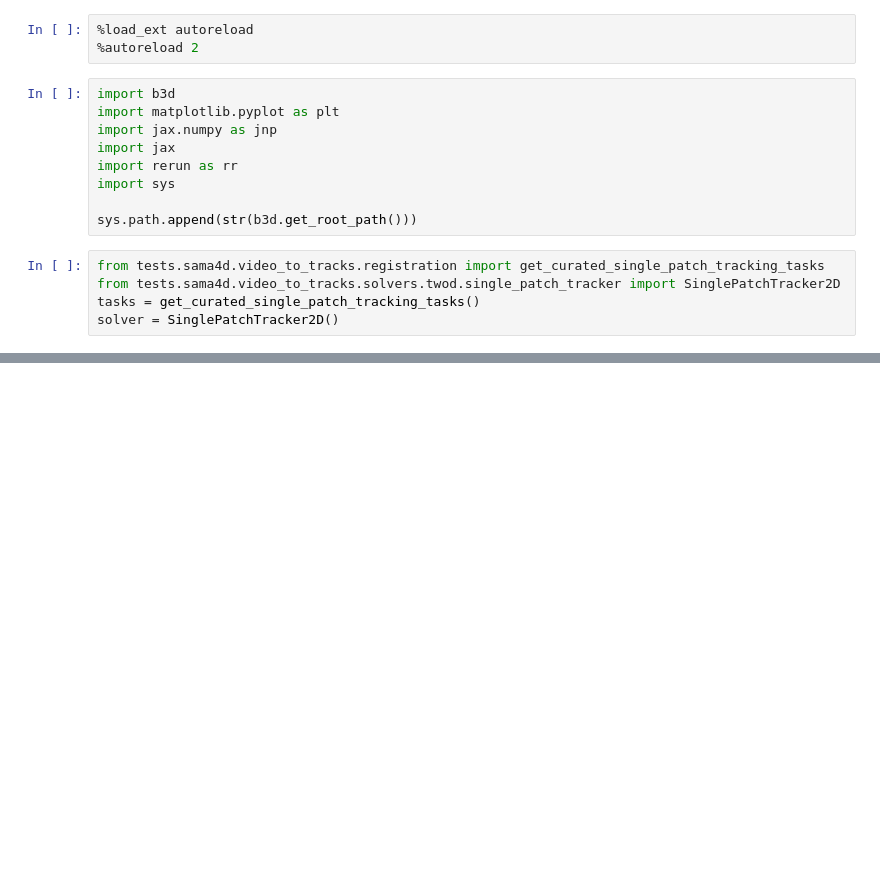
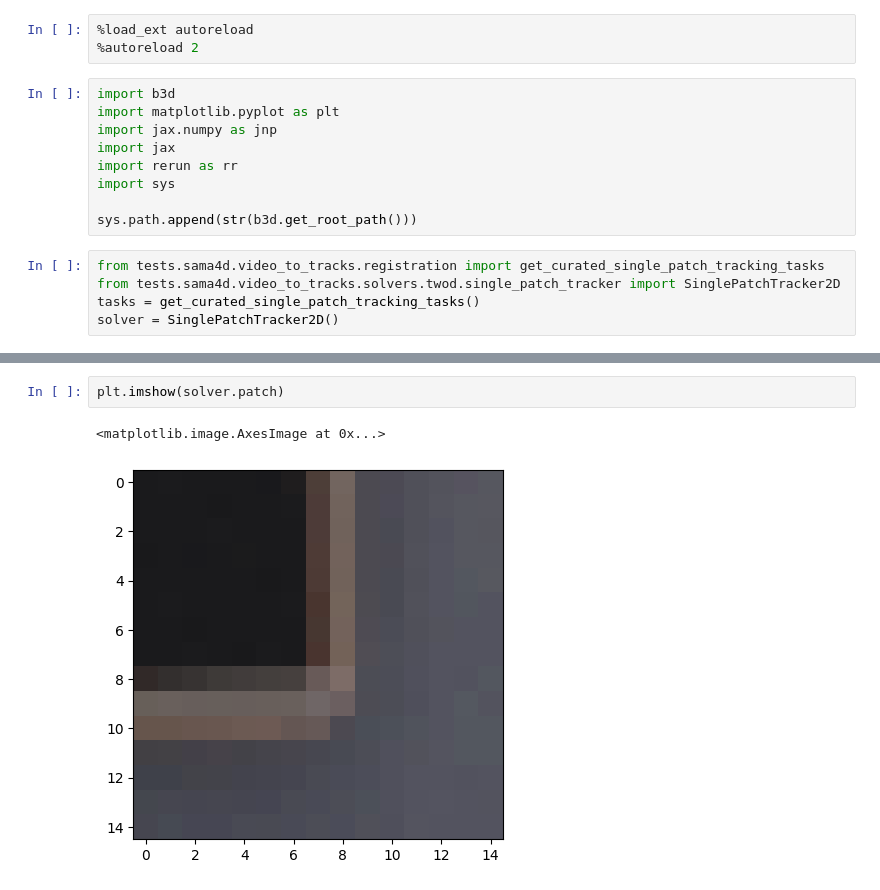
Before and after one commit to probcomp/b3d, a Jupyter notebook: notebooks/gm/03_single_patch_tracking_task.ipynb, the cells around one changed output, grey strips where cells are left out. Saved outputs shown, nothing was run; the diff lists cells and outputs as text; blank space fills up the shorter version.

```diff
--- a/notebooks/gm/03_single_patch_tracking_task.ipynb
+++ b/notebooks/gm/03_single_patch_tracking_task.ipynb
@@ -46,0 +178,5 @@ Metrics: {'mean_distance_error': Array(0.46059856, dtype=float32), 'n_errors_abo
+# %%
+plt.imshow(solver.patch)
+# %% [output]
+<matplotlib.image.AxesImage at 0x...>
+[figure, added]
```
Also changed, not shown: parts of 8 cells of this notebook, 3 other files.
